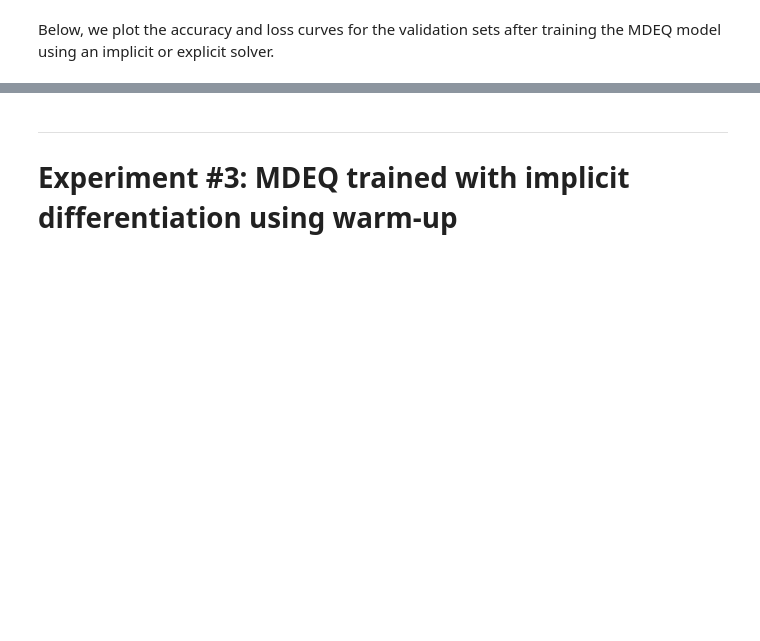
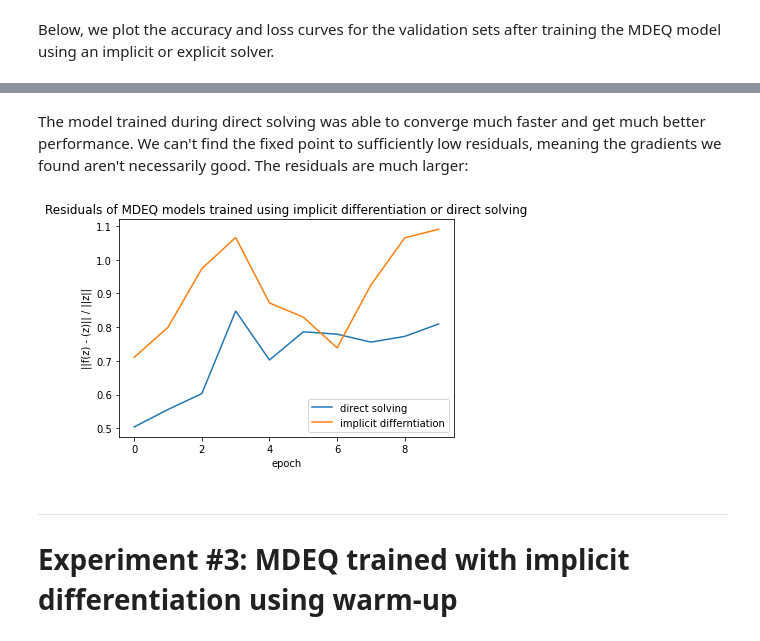
Before and after one commit to adamoyoung/deq-colab, a Jupyter notebook: mdeq-colab.ipynb, the cells around one changed output, grey strips where cells are left out. Cells and saved outputs as stored; diff of their text form; code cells hidden in the pictures; blank space fills up the shorter version.

```diff
--- a/mdeq-colab.ipynb
+++ b/mdeq-colab.ipynb
@@ -1257,3 +1287,22 @@ plt.show()
+# %% [markdown]
+The model trained during direct solving was able to converge much faster and get much better performance. We can't find the fixed point to sufficiently low residuals, meaning the gradients we found aren't necessarily good. The residuals are much larger:
+# %%
+#@title Residual curves of MDEQ models trained using explicit or implicit differentiation
+
+# create data
+val_res_ds = ds_results['val_res_vals']
+val_res_broyden = broyden_results['val_res_vals']
+
+# plot lines
+plt.plot(epochs, val_res_ds, label = "direct solving")
+plt.plot(epochs, val_res_broyden, label = "implicit differntiation")
+plt.xlabel("epoch")
+plt.ylabel("||f(z) - (z)|| / ||z||")
+plt.title("Residuals of MDEQ models trained using implicit differentiation or direct solving")
+plt.legend()
+plt.show()
+# %% [output]
+[figure, added]
 # %% [markdown]
 ------------------------------------------------------------------
 # Experiment #3: MDEQ trained with implicit differentiation using warm-up
```
Also changed, not shown: parts of 6 cells of this notebook.
